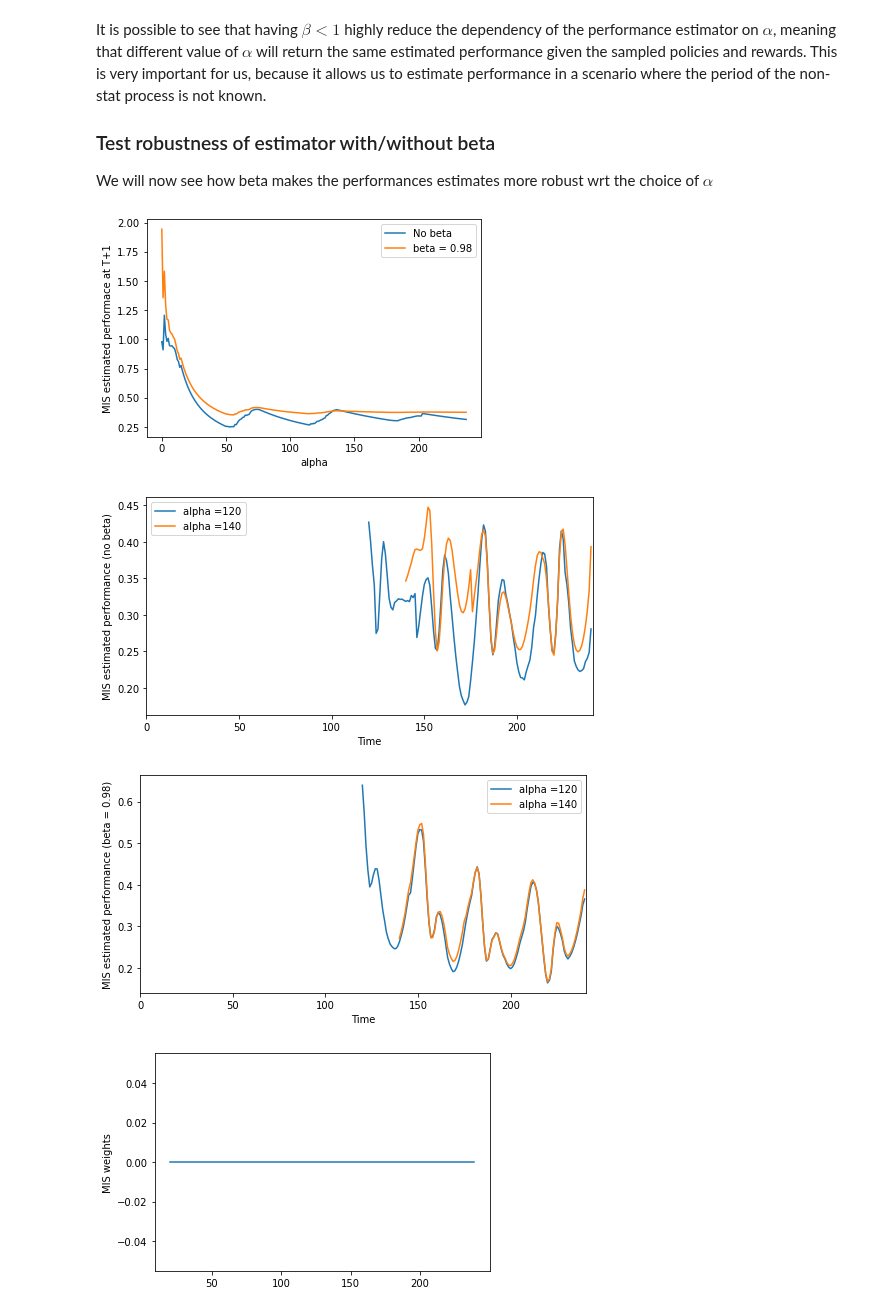
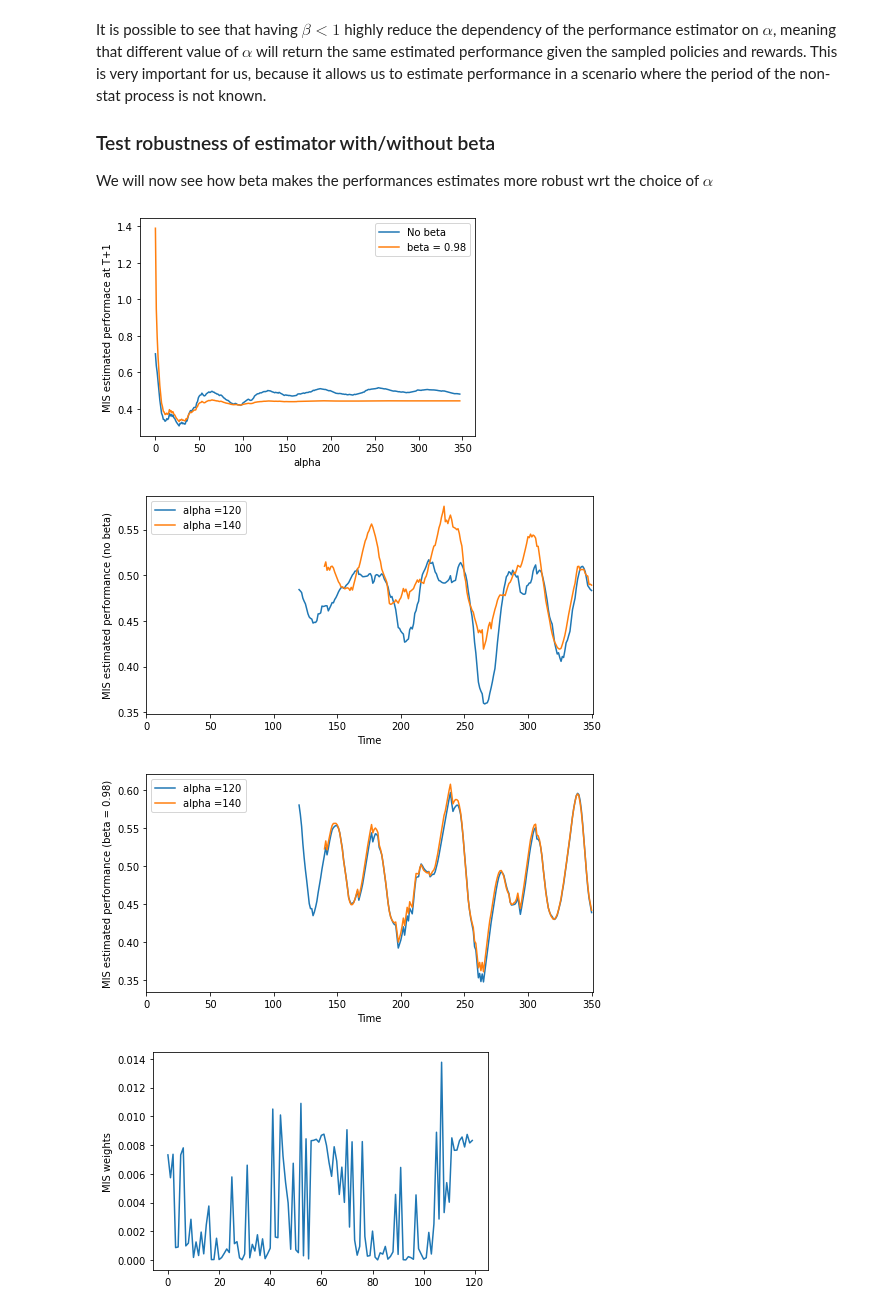
Before and after one commit to francescovidaich964/Como_lake, a Jupyter notebook: bandit_tests/non-stat_contextual_bandits.ipynb, the cells around one changed output. Cells and saved outputs as stored; diff of their text form; code cells hidden in the pictures.

Commit message:
Studied MIS_est as function of sigma_theta

```diff
--- a/bandit_tests/non-stat_contextual_bandits.ipynb
+++ b/bandit_tests/non-stat_contextual_bandits.ipynb
@@ -297,7 +297,7 @@ get_p = True
 
 
 # Get random hyperpolicy
-nu  = hyperpolicy(param_based, sigma_theta=4,
+nu  = hyperpolicy(param_based, sigma_theta=3,
                   A=5, phi=0.1, psi=np.pi)
 
 
@@ -307,8 +307,8 @@ env = environment(NS_context, remove_context, sigma_x=2,
                   A=0.5, phi=0.1, psi=np.pi)
 
 # Play the hyperpolicy
-contexts, thetas, rewards, actions, NS_process, theta_means = env.play(nu, n_steps=240, get_p=get_p)
-contexts_deter, thetas_deter, rewards_deter, actions_deter, NS_process_deter, theta_means_deter = env.play_deter(nu, n_steps=240, get_p=get_p)
+contexts, thetas, rewards, actions, NS_process, theta_means = env.play(nu, n_steps=350, get_p=get_p)
+contexts_deter, thetas_deter, rewards_deter, actions_deter, NS_process_deter, theta_means_deter = env.play_deter(nu, n_steps=350, get_p=get_p)
 # %%
 ### Plot the evolution of everything
 """
@@ -435,7 +435,7 @@ performances = np.array([])
 
 # Compute performances
 for t in tqdm(range(alpha, len(rewards)+1)):
-    MIS_performance = MIS_estimator(nu, thetas[t-alpha:t+1], rewards[t-alpha:t+1], t, beta=1)
+    MIS_performance = MIS_estimator(nu, thetas_deter[t-alpha:t+1], rewards_deter[t-alpha:t+1], t, beta=1)
     performances = np.append(performances, MIS_performance)
 
 # Plot the perfromances as function of time
@@ -473,7 +473,9 @@ It is possible to see that having $\beta<1$ highly reduce the dependency of the
 We will now see how beta makes the performances estimates more robust wrt the choice of $\alpha$
 # %%
 ### First compute the performance at time T+1 as
-### function of alpha (with beta=0.98 and no beta)
+### function of alpha (with and without beta)
+
+beta = 0.98
 
 # Prepare array to contain estimated performances
 performances_alpha = np.array([]).reshape(0,2)
@@ -482,12 +484,12 @@ t = len(rewards)
 # Compute performances as function of alpha
 for alpha in tqdm(range(2,len(rewards))):
     no_beta_performance = MIS_estimator(nu, thetas[t-alpha:t+1], rewards[t-alpha:t+1], t)
-    beta_performance    = MIS_estimator(nu, thetas[t-alpha:t+1], rewards[t-alpha:t+1], t, beta=0.98)
+    beta_performance    = MIS_estimator(nu, thetas[t-alpha:t+1], rewards[t-alpha:t+1], t, beta=beta)
     performances_alpha  = np.append(performances_alpha, [[no_beta_performance, beta_performance]], axis = 0)
 
 # Plot the performances at t+1 as function of alpha
 plt.plot(performances_alpha[:,0], label='No beta')
-plt.plot(performances_alpha[:,1], label='beta = 0.98')
+plt.plot(performances_alpha[:,1], label='beta ='+str(beta))
 plt.xlabel("alpha")
 plt.ylabel("MIS estimated performace at T+1")
 plt.legend()
@@ -502,7 +504,6 @@ plt.show()
 # Prepare array to contain estimated performances
 alpha_1 = 120
 alpha_2 = 140
-beta = 0.98
 performances_1 = np.array([]).reshape(0,2)
 performances_2 = np.array([]).reshape(0,2)
 
@@ -545,9 +546,9 @@ plt.xlim(0, len(rewards)+1)
 plt.legend()
 plt.show()
 # %% [output]
-[figure, old version]
+[figure, new version]
-[figure, old version]
+[figure, new version]
-[figure, old version]
+[figure, new version]
 # %%
 def MIS_estimator_other(nu, thetas, rewards, alpha=10, beta=1):
 
@@ -576,12 +577,12 @@ def MIS_estimator_other(nu, thetas, rewards, alpha=10, beta=1):
 # %%
 time_of_est = len(thetas)-20
 
-MIS_terms, MIS_est, _ = MIS_estimator_other(nu, thetas[:time_of_est], rewards[:time_of_est], alpha=240, beta=1)
+MIS_terms, MIS_est, _ = MIS_estimator_other(nu, thetas[:time_of_est], rewards[:time_of_est], alpha=120, beta=1)
 
 # Plot the terms to see how they impact the performance estimation
 plt.plot(MIS_terms)
 plt.ylabel("MIS weights")
 plt.show()
 # %% [output]
-[figure, old version]
+[figure, new version]
 # %%
```
Also changed, not shown: parts of 12 cells of this notebook.
